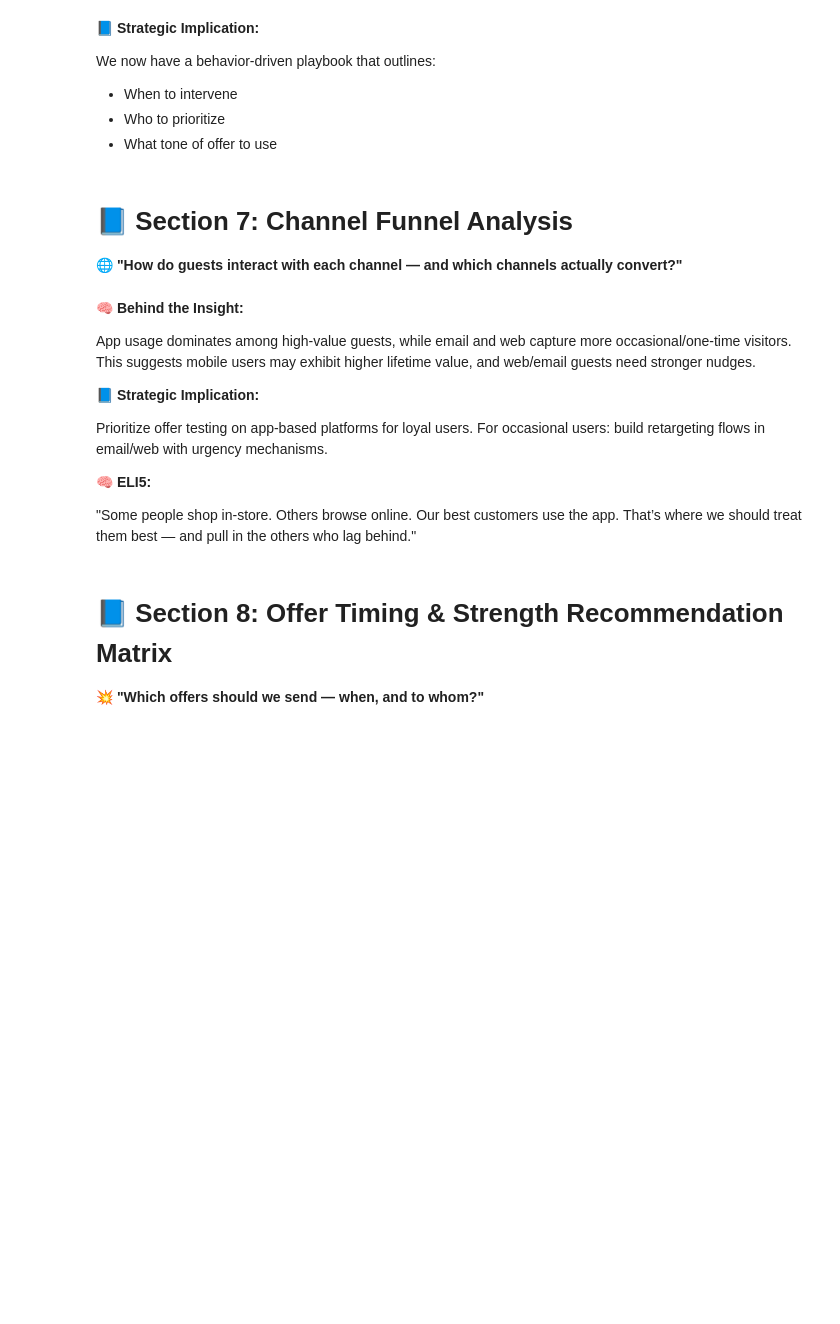
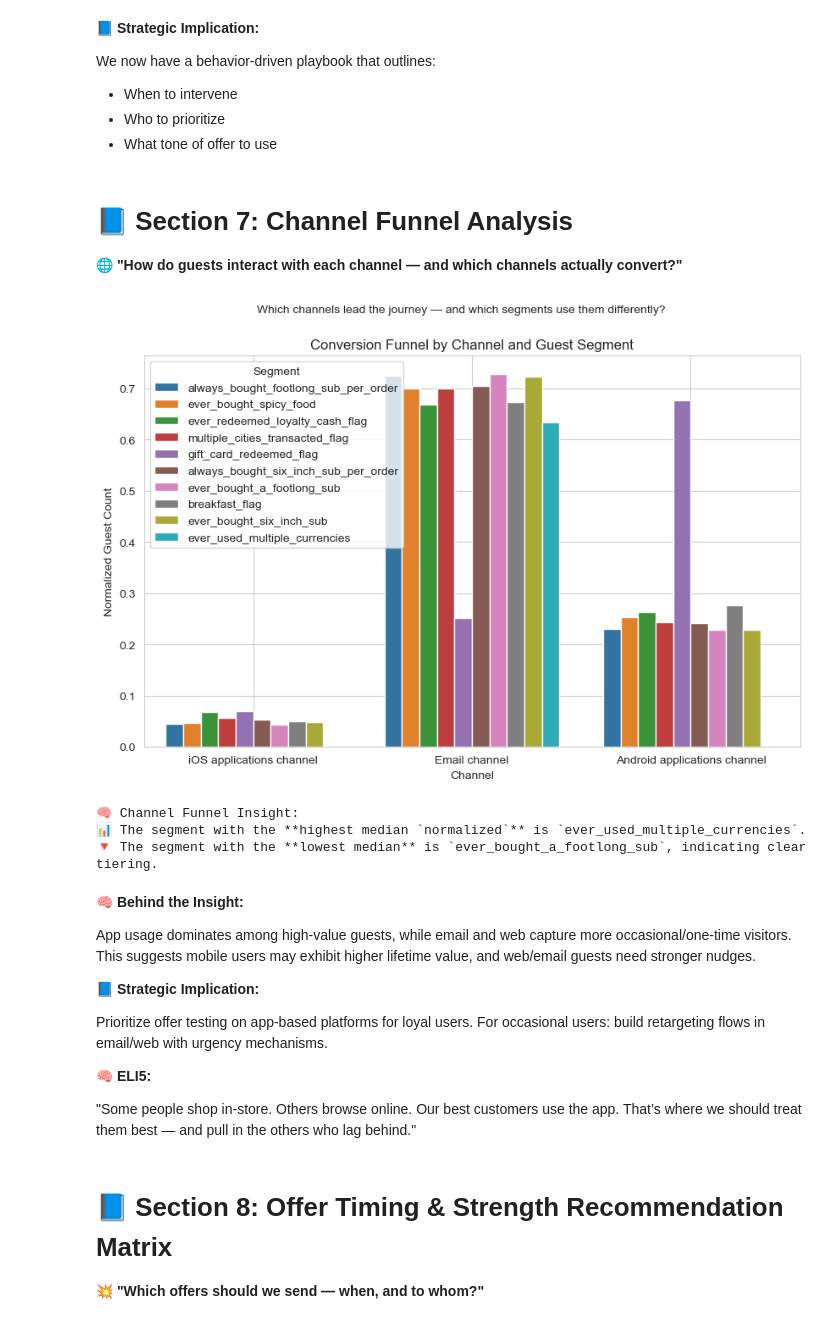
Before and after one commit to MC-Zealot/datamule-python, a Jupyter notebook: nbo/nbo_v2/NBO_EDA_v2.ipynb, the cells around one changed output. Drawn from its saved outputs; the diff is of its cells as text; code cells hidden in the pictures; blank space fills up the shorter version.

```diff
--- a/nbo/nbo_v2/NBO_EDA_v2.ipynb
+++ b/nbo/nbo_v2/NBO_EDA_v2.ipynb
@@ -28,7 +28,7 @@ RETURN_WINDOW_HIGH_VALUE = 60
 RETURN_WINDOW_OCCASIONAL = 365
 
 # ⚙ Channel priority for funnel attribution logic
-CHANNEL_PRIORITY = ['app_android', 'app_ios', 'email', 'web']
+CHANNEL_PRIORITY = ['Android applications channel', 'iOS applications channel', 'Email channel', 'web']
 
 # ⚙ Offer tiers used in later offer elasticity modeling
 OFFER_TIERS = {
@@ -41,13 +41,13 @@ guest_summary_csv_path="/Users/zealot/yizhou/git/datamule-python/nbo/nbo_v2/1_gu
 guest_segments_csv_path="/Users/zealot/yizhou/git/datamule-python/nbo/nbo_v2/2_guests_segments.csv"
 return_lags_csv_path="/Users/zealot/yizhou/git/datamule-python/nbo/nbo_v2/3_return_lags.csv"
 channel_summary_csv_path="/Users/zealot/yizhou/git/datamule-python/nbo/nbo_v2/4_channel_summary.csv"
-recent_csv_path="/Users/zealot/yizhou/git/datamule-python/nbo/nbo_v2/5_recent.csv"
+recent_csv_path= "/Users/zealot/yizhou/git/datamule-python/nbo/nbo_v2/5_recency.csv"
 
 guest_summary = pd.read_csv(guest_segments_csv_path, parse_dates=["first_seen","last_seen"])
 
 # guest_segments = pd.read_csv(guest_segments_csv_path)
 return_lags = pd.read_csv(return_lags_csv_path, parse_dates=["current_visit","previous_visit"])
-channel_summary = pd.read_csv(channel_summary_csv_path)
+channel_funnel = pd.read_csv(channel_summary_csv_path)
 recent = pd.read_csv(recent_csv_path)
 
 
@@ -402,40 +402,48 @@ We now have a behavior-driven playbook that outlines:
 # This identifies how different guest segments behave across channels (e.g. app, email).
 # Helps us understand which pathways are most successful and where to optimize UX.
 # ------------------------------------------------------------------------------
 
 # ⚠ Assumes 'channel' column exists (e.g. 'email', 'web', 'app_android', etc.)
 # 📌FINAL-INTEGRATION NOTE: Channel should reflect last-touch attribution; align this with CRM camp
+#
+# channel_funnel = (
+#     df[df['segment'].isin(COMPARE_SEGMENTS)]
+#     .groupby(['segment', 'channel'])
+#     .agg(visits=('resolved_id', 'nunique'))
+#     .reset_index()
+# )
 
-channel_funnel = (
-    df[df['segment'].isin(COMPARE_SEGMENTS)]
-    .groupby(['segment', 'channel'])
-    .agg(visits=('resolved_id', 'nunique'))
-    .reset_index()
-)
+channel_funnel['segment']=channel_funnel['persona_flag']
+channel_funnel['normalized']=channel_funnel['normalized_share']
 
 # Normalize visit counts within each segment
-channel_funnel['normalized'] = channel_funnel.groupby('segment')['visits'].transform(lambda x: x / x.sum())
+# channel_funnel['normalized'] = channel_funnel.groupby('segment')['visits'].transform(lambda x: x / x.sum())
 
 # Plot funnel bar chart
 plt.figure(figsize=(10, 6))
 sns.barplot(data=channel_funnel[channel_funnel['channel'].isin(CHANNEL_PRIORITY)],
             x='channel', y='normalized', hue='segment')
 plt.title("Conversion Funnel by Channel and Guest Segment")
 plt.suptitle("Which channels lead the journey — and which segments use them differently?", fontsize=10)
 plt.xlabel("Channel")
 plt.ylabel("Normalized Guest Count")
 plt.grid(True)
 plt.legend(title="Segment")
 plt.show()
 
 # 🧠 Channel Funnel Insight (simulated as boxplot-style logic)
 insight_channel = generate_dynamic_insight(
     data=channel_funnel,
     viz_type='boxplot',
     segment_column='segment',
     value_column='normalized'
 )
 print("🧠 Channel Funnel Insight:\n" + insight_channel)
+# %% [output]
+[figure, added]
+🧠 Channel Funnel Insight:
+📊 The segment with the **highest median `normalized`** is `ever_used_multiple_currencies`.
+🔻 The segment with the **lowest median** is `ever_bought_a_footlong_sub`, indicating clear tiering.
 # %% [markdown]
 🧠 **Behind the Insight:**
 
```
Also changed, not shown: parts of 3 cells of this notebook.
